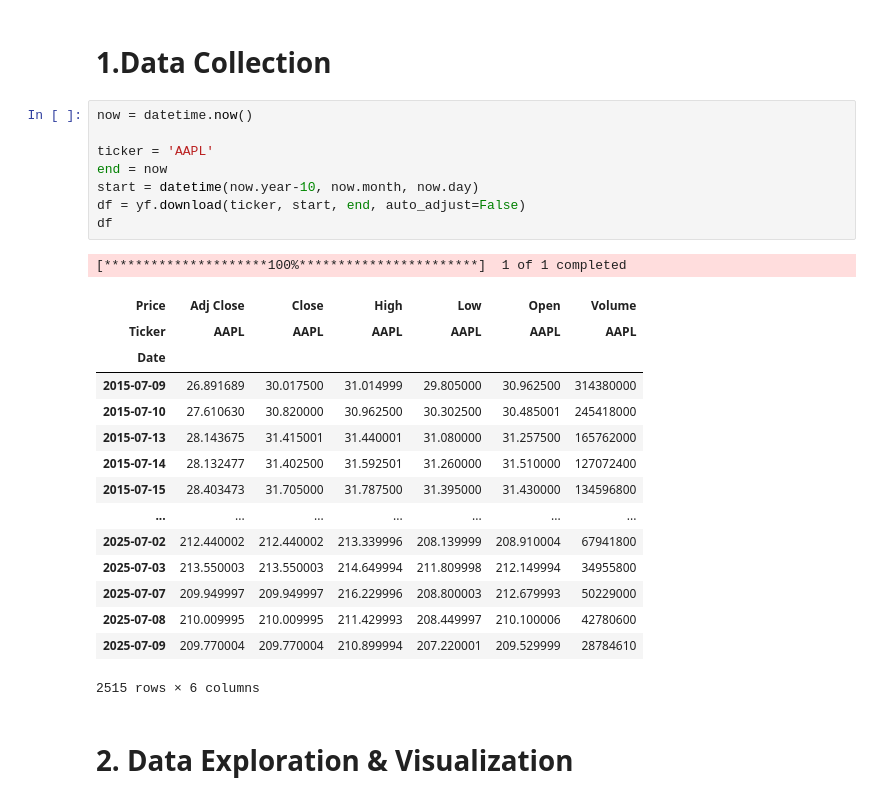
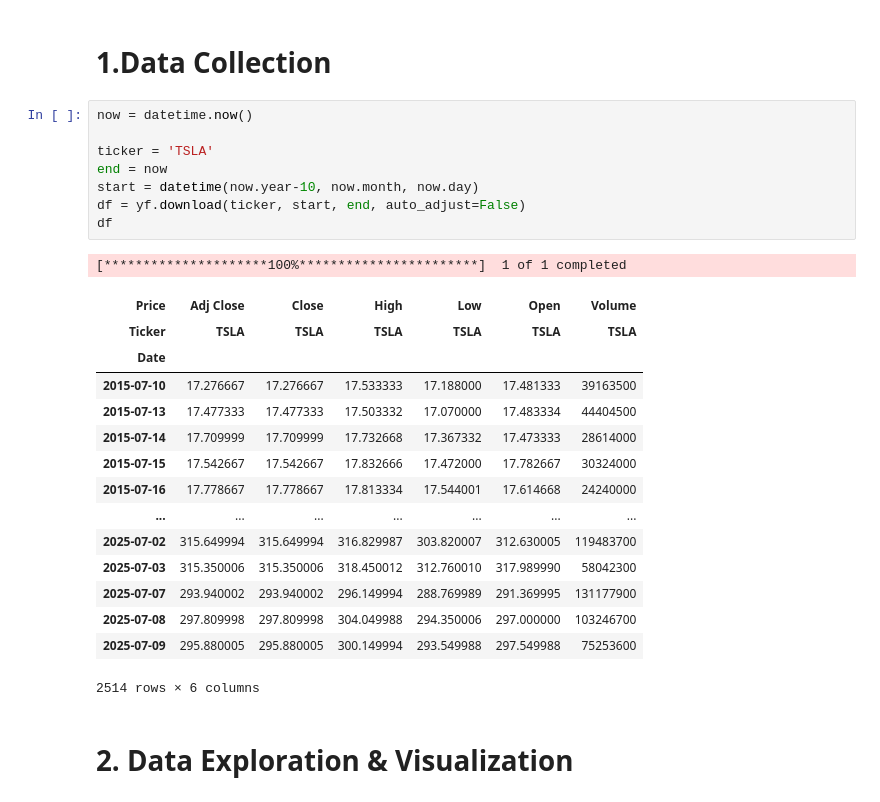
Before and after one commit to Ujjwal5705/Stock-Prediction-Portal, a Jupyter notebook: Resources/Stock_Prediction_Using_LSTM.ipynb, the cells around one changed output. Saved outputs shown, nothing was run; the diff lists cells and outputs as text.

```diff
--- a/Resources/Stock_Prediction_Using_LSTM.ipynb
+++ b/Resources/Stock_Prediction_Using_LSTM.ipynb
@@ -9,28 +9,28 @@ from datetime import datetime
 # %%
 now = datetime.now()
 
-ticker = 'AAPL'
+ticker = 'TSLA'
 end = now
 start = datetime(now.year-10, now.month, now.day)
 df = yf.download(ticker, start, end, auto_adjust=False)
 df
 # %% [output]
 [*********************100%***********************]  1 of 1 completed
 | Price | Adj Close | Close | High | Low | Open | Volume |
-| Ticker | AAPL | AAPL | AAPL | AAPL | AAPL | AAPL |
+| Ticker | TSLA | TSLA | TSLA | TSLA | TSLA | TSLA |
 | Date |  |  |  |  |  |  |
-| 2015-07-09 | 26.891689 | 30.017500 | 31.014999 | 29.805000 | 30.962500 | 314380000 |
-| 2015-07-10 | 27.610630 | 30.820000 | 30.962500 | 30.302500 | 30.485001 | 245418000 |
-| 2015-07-13 | 28.143675 | 31.415001 | 31.440001 | 31.080000 | 31.257500 | 165762000 |
-| 2015-07-14 | 28.132477 | 31.402500 | 31.592501 | 31.260000 | 31.510000 | 127072400 |
-| 2015-07-15 | 28.403473 | 31.705000 | 31.787500 | 31.395000 | 31.430000 | 134596800 |
+| 2015-07-10 | 17.276667 | 17.276667 | 17.533333 | 17.188000 | 17.481333 | 39163500 |
+| 2015-07-13 | 17.477333 | 17.477333 | 17.503332 | 17.070000 | 17.483334 | 44404500 |
+| 2015-07-14 | 17.709999 | 17.709999 | 17.732668 | 17.367332 | 17.473333 | 28614000 |
+| 2015-07-15 | 17.542667 | 17.542667 | 17.832666 | 17.472000 | 17.782667 | 30324000 |
+| 2015-07-16 | 17.778667 | 17.778667 | 17.813334 | 17.544001 | 17.614668 | 24240000 |
 | ... | ... | ... | ... | ... | ... | ... |
-| 2025-07-02 | 212.440002 | 212.440002 | 213.339996 | 208.139999 | 208.910004 | 67941800 |
-| 2025-07-03 | 213.550003 | 213.550003 | 214.649994 | 211.809998 | 212.149994 | 34955800 |
-| 2025-07-07 | 209.949997 | 209.949997 | 216.229996 | 208.800003 | 212.679993 | 50229000 |
-| 2025-07-08 | 210.009995 | 210.009995 | 211.429993 | 208.449997 | 210.100006 | 42780600 |
-| 2025-07-09 | 209.770004 | 209.770004 | 210.899994 | 207.220001 | 209.529999 | 28784610 |
+| 2025-07-02 | 315.649994 | 315.649994 | 316.829987 | 303.820007 | 312.630005 | 119483700 |
+| 2025-07-03 | 315.350006 | 315.350006 | 318.450012 | 312.760010 | 317.989990 | 58042300 |
+| 2025-07-07 | 293.940002 | 293.940002 | 296.149994 | 288.769989 | 291.369995 | 131177900 |
+| 2025-07-08 | 297.809998 | 297.809998 | 304.049988 | 294.350006 | 297.000000 | 103246700 |
+| 2025-07-09 | 295.880005 | 295.880005 | 300.149994 | 293.549988 | 297.549988 | 75253600 |
-2515 rows × 6 columns
+2514 rows × 6 columns
 # %% [markdown]
 # 2. Data Exploration & Visualization
 # %%
```
Also changed, not shown: parts of 25 cells of this notebook.
